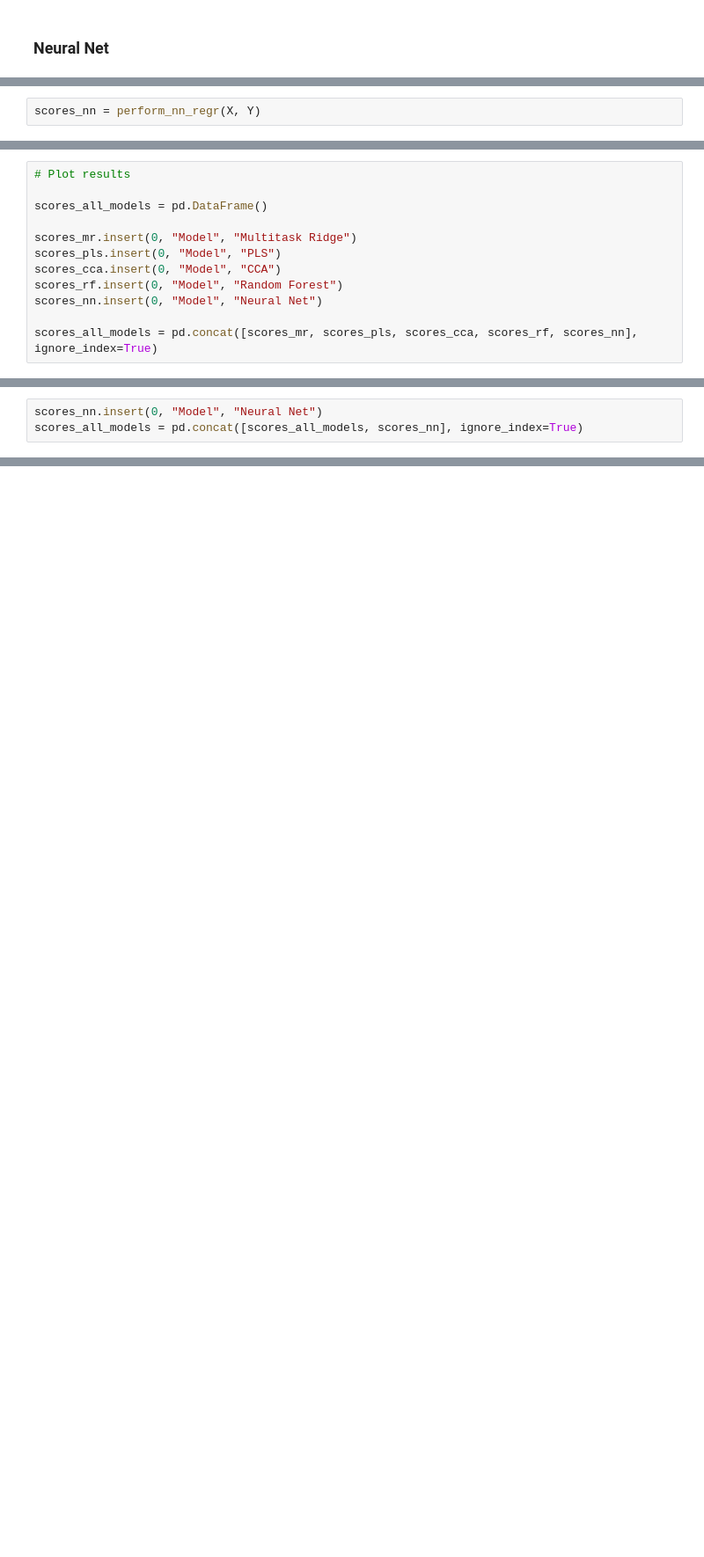
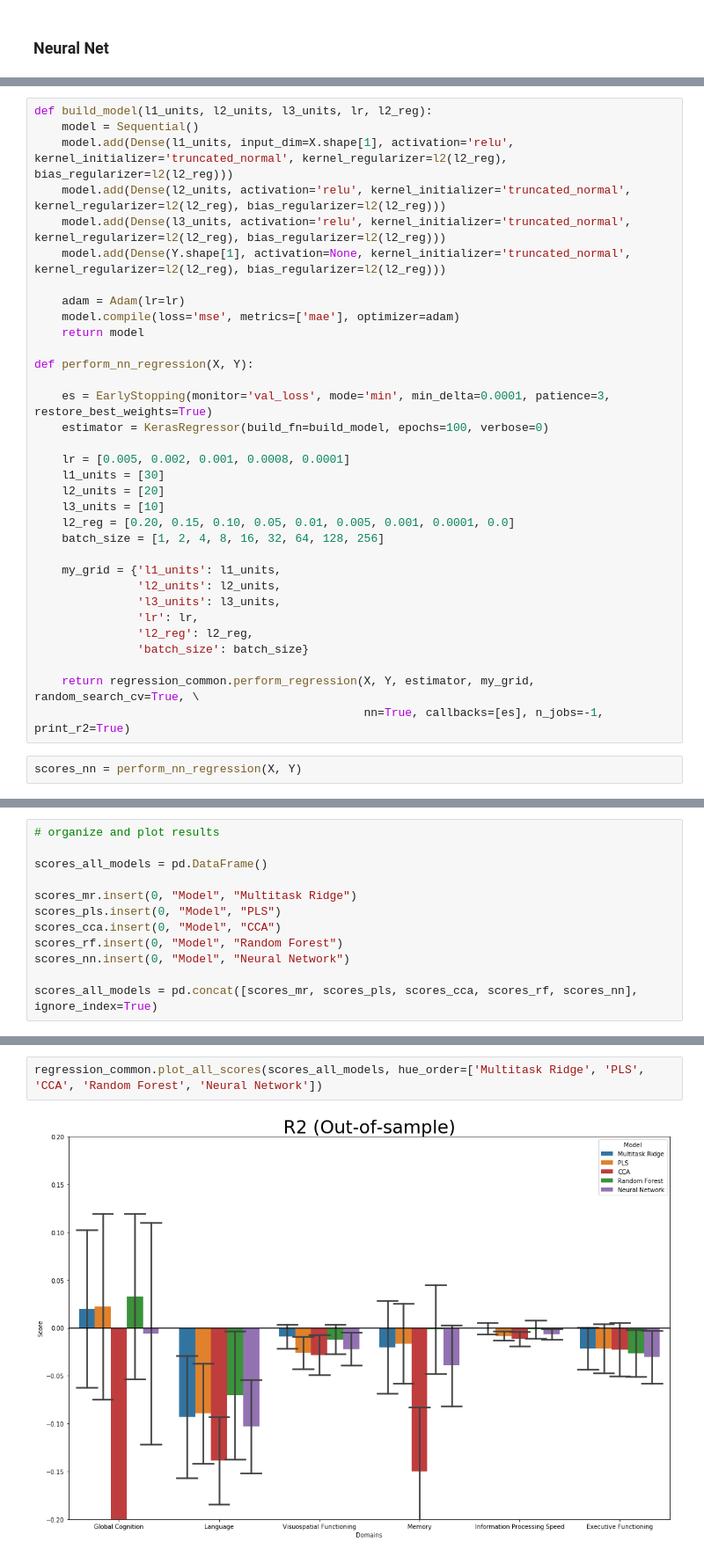
Before and after one commit to hasnainmamdani/stroke-impairment-analysis, a Jupyter notebook: atlas-multi-output-regression.ipynb, the cells around one changed output, grey strips where cells are left out. Shown at 88% size. Cells and saved outputs as stored; diff of their text form; blank space fills up the shorter version.

```diff
--- a/atlas-multi-output-regression.ipynb
+++ b/atlas-multi-output-regression.ipynb
@@ -159,3 +165,36 @@ def perform_nn_regr(X, Y):
+# %%
+def build_model(l1_units, l2_units, l3_units, lr, l2_reg):
+    model = Sequential()
+    model.add(Dense(l1_units, input_dim=X.shape[1], activation='relu', kernel_initializer='truncated_normal', kernel_regularizer=l2(l2_reg), bias_regularizer=l2(l2_reg)))
+    model.add(Dense(l2_units, activation='relu', kernel_initializer='truncated_normal', kernel_regularizer=l2(l2_reg), bias_regularizer=l2(l2_reg)))
+    model.add(Dense(l3_units, activation='relu', kernel_initializer='truncated_normal', kernel_regularizer=l2(l2_reg), bias_regularizer=l2(l2_reg)))
+    model.add(Dense(Y.shape[1], activation=None, kernel_initializer='truncated_normal', kernel_regularizer=l2(l2_reg), bias_regularizer=l2(l2_reg)))
+
+    adam = Adam(lr=lr)
+    model.compile(loss='mse', metrics=['mae'], optimizer=adam)
+    return model
+
+def perform_nn_regression(X, Y):
+
+    es = EarlyStopping(monitor='val_loss', mode='min', min_delta=0.0001, patience=3, restore_best_weights=True)
+    estimator = KerasRegressor(build_fn=build_model, epochs=100, verbose=0)
+
+    lr = [0.005, 0.002, 0.001, 0.0008, 0.0001]
+    l1_units = [30]
+    l2_units = [20]
+    l3_units = [10]
+    l2_reg = [0.20, 0.15, 0.10, 0.05, 0.01, 0.005, 0.001, 0.0001, 0.0]
+    batch_size = [1, 2, 4, 8, 16, 32, 64, 128, 256]
+
+    my_grid = {'l1_units': l1_units,
+               'l2_units': l2_units,
+               'l3_units': l3_units,
+               'lr': lr,
+               'l2_reg': l2_reg,
+               'batch_size': batch_size}
+
+    return regression_common.perform_regression(X, Y, estimator, my_grid, random_search_cv=True, \
+                                                nn=True, callbacks=[es], n_jobs=-1, print_r2=True)
 # %%
-scores_nn = perform_nn_regr(X, Y)
+scores_nn = perform_nn_regression(X, Y)
 # %% [output]
@@ -179,5 +216,5 @@ Fold-5: Best params: {}
 # %%
-# Plot results
+# organize and plot results
 
 scores_all_models = pd.DataFrame()
 
@@ -185,7 +222,7 @@ scores_mr.insert(0, "Model", "Multitask Ridge")
 scores_pls.insert(0, "Model", "PLS")
 scores_cca.insert(0, "Model", "CCA")
 scores_rf.insert(0, "Model", "Random Forest")
-scores_nn.insert(0, "Model", "Neural Net")
+scores_nn.insert(0, "Model", "Neural Network")
 
 scores_all_models = pd.concat([scores_mr, scores_pls, scores_cca, scores_rf, scores_nn], ignore_index=True)
 # %%
@@ -195,3 +231,0 @@ scores_all_models.to_hdf('../data/results_atlas_multioutput.h5', key='p', mode='
-# %%
-scores_nn.insert(0, "Model", "Neural Net")
-scores_all_models = pd.concat([scores_all_models, scores_nn], ignore_index=True)
@@ -206,0 +232,4 @@ regression_common.plot_all_scores(scores_all_models)
+# %%
+regression_common.plot_all_scores(scores_all_models, hue_order=['Multitask Ridge', 'PLS', 'CCA', 'Random Forest', 'Neural Network'])
+# %% [output]
+[figure, added]
```
Also changed, not shown: parts of 10 cells of this notebook, 4 other files.
